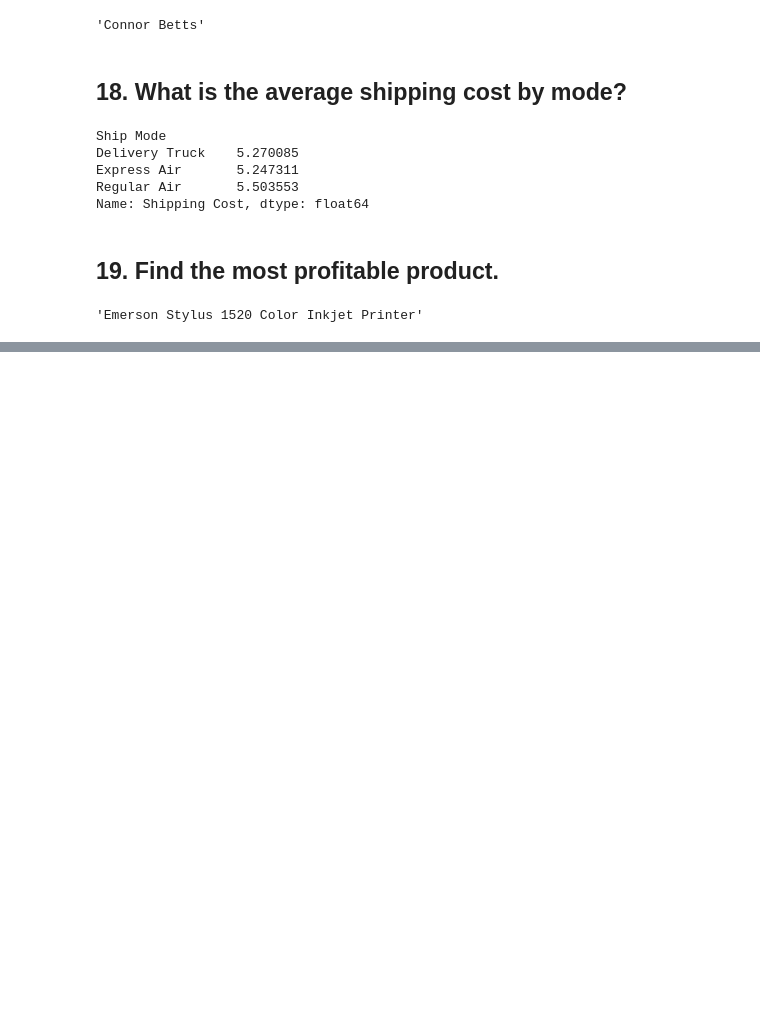
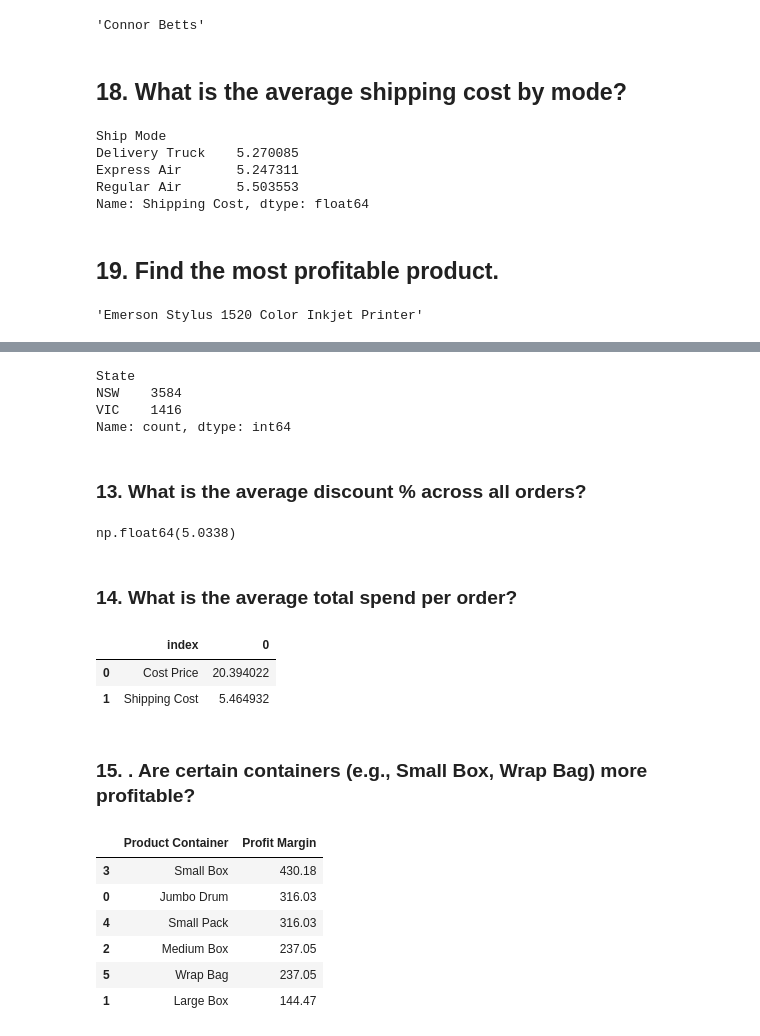
Before and after one commit to navedulhasan005/pandas_assesment, a Jupyter notebook: Retail_Sales_Analysis.ipynb, the cells around one changed output, grey strips where cells are left out. Saved outputs shown, nothing was run; the diff lists cells and outputs as text; code cells hidden in the pictures; blank space fills up the shorter version.

```diff
--- a/Retail_Sales_Analysis.ipynb
+++ b/Retail_Sales_Analysis.ipynb
@@ -415,0 +517,33 @@ Most_profitable.idxmax()
+# %%
+df['State'].value_counts().sort_values(ascending=False)
+# %% [output]
+State
+NSW    3584
+VIC    1416
+Name: count, dtype: int64
+# %% [markdown]
+### 13. What is the average discount % across all orders?
+# %%
+df['Discount %'].mean()
+# %% [output]
+np.float64(5.0338)
+# %% [markdown]
+### 14. What is the average total spend per order?
+# %%
+df[['Cost Price','Shipping Cost']].mean().reset_index()
+# %% [output]
+|  | index | 0 |
+| 0 | Cost Price | 20.394022 |
+| 1 | Shipping Cost | 5.464932 |
+# %% [markdown]
+### 15. . Are certain containers (e.g., Small Box, Wrap Bag) more profitable?
+# %%
+df.groupby('Product Container')['Profit Margin'].max().reset_index().sort_values(by='Profit Margin',ascending = False)
+# %% [output]
+|  | Product Container | Profit Margin |
+| 3 | Small Box | 430.18 |
+| 0 | Jumbo Drum | 316.03 |
+| 4 | Small Pack | 316.03 |
+| 2 | Medium Box | 237.05 |
+| 5 | Wrap Bag | 237.05 |
+| 1 | Large Box | 144.47 |
```
Also changed, not shown: parts of 33 cells of this notebook.
